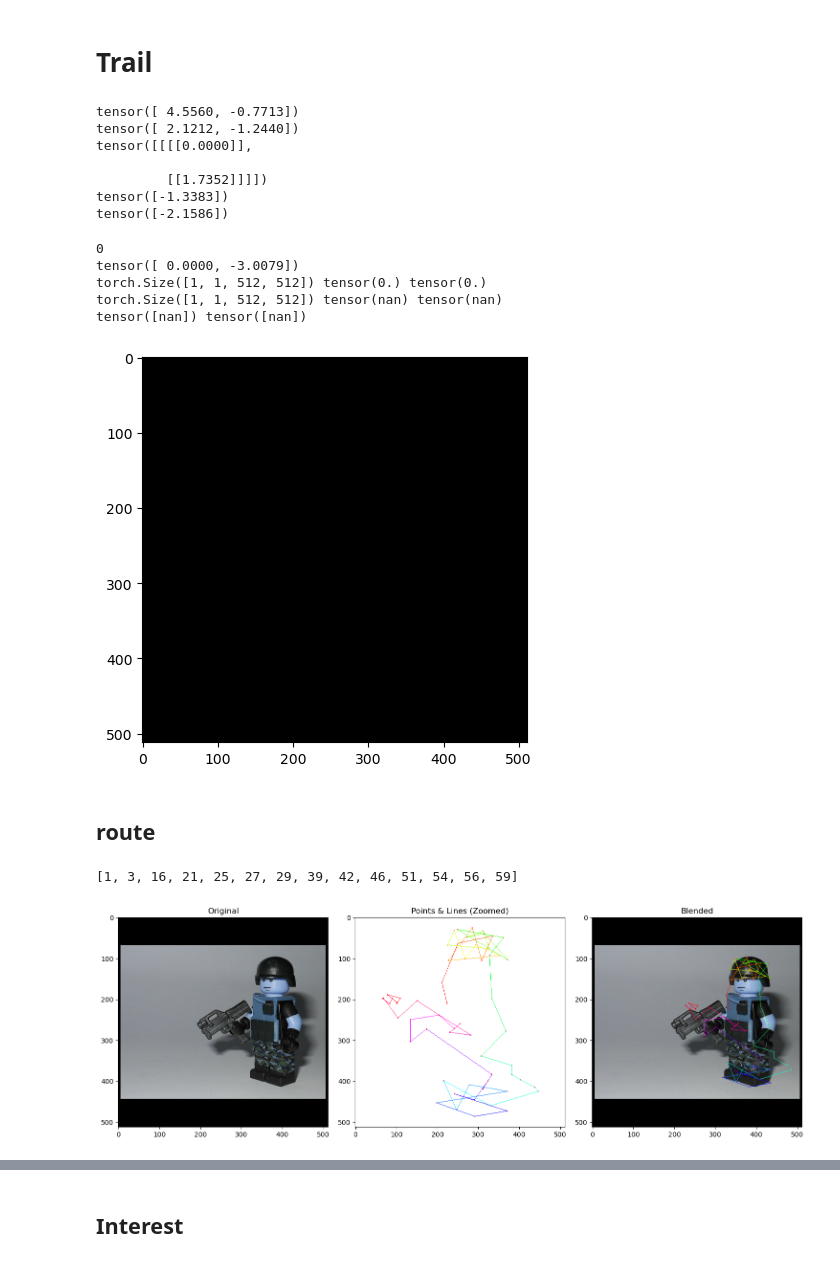
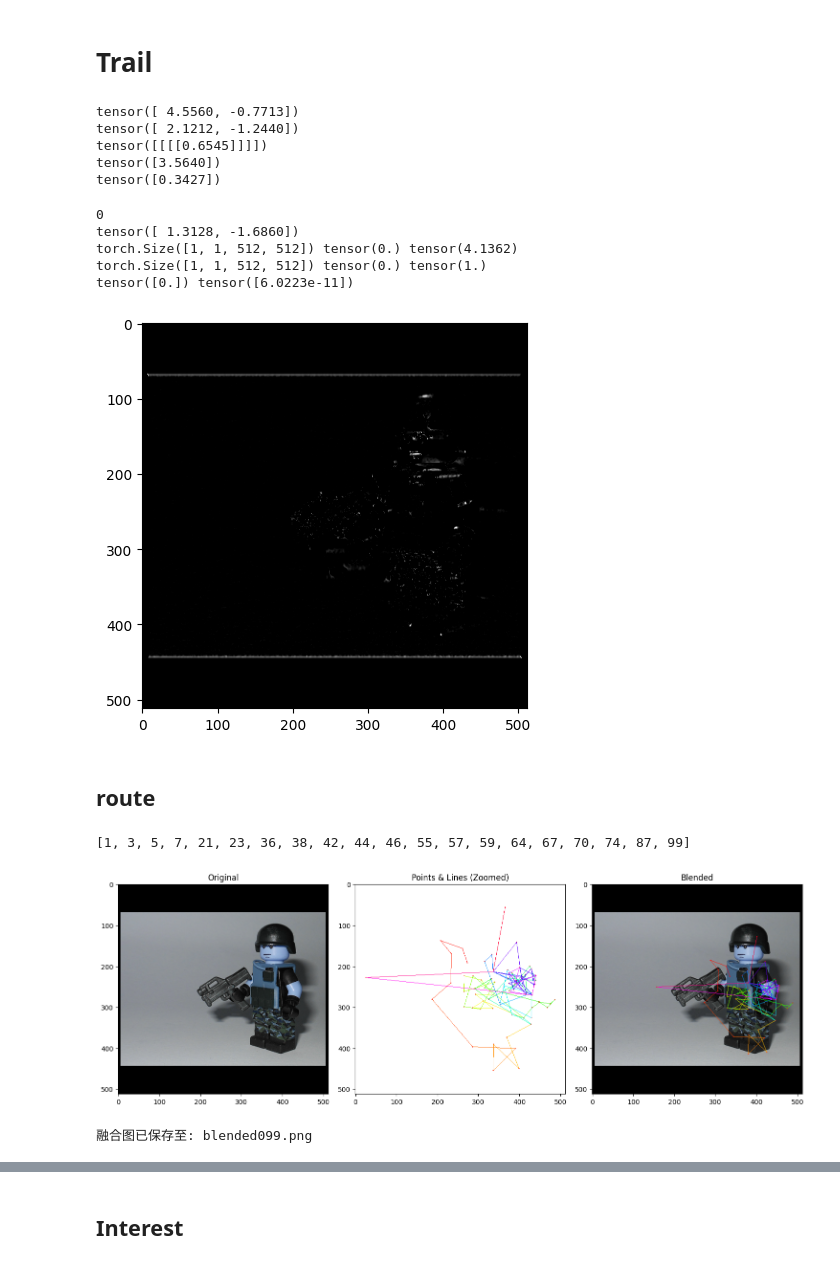
Before and after one commit to jzkaknckx/Conscious-demo, a Jupyter notebook: src/test_memorypoolForJune2.ipynb, the cells around one changed output, grey strips where cells are left out. Cells and saved outputs as stored; diff of their text form; code cells hidden in the pictures.

```diff
--- a/src/test_memorypoolForJune2.ipynb
+++ b/src/test_memorypoolForJune2.ipynb
@@ -139,10 +139,14 @@ for step in range(1, max_steps + 1):
     if prev_state != current_state and controller.semantic_mask is not None:
       print("has semantic_mask")
       print("semantic_mask ", controller.semantic_mask.max(), controller.semantic_mask.min())
+      m1 = controller.matrix1
+      test_m1.append(m1)
       semantic_mask.append(controller.semantic_mask)
       semantic_history.append(controller.semantic_history)
       step_GmemII_sepratemark.append(step)
 
+    if controller.current_interest_map is not None:
+      test_m2.append(controller.current_interest_map)
 
     '''
     if step in [7,8,9,10,11,12,13,14,15,16,17,18,19]:
@@ -217,13 +221,11 @@ print(S_m[0,:,252,354])
 # %% [output]
 tensor([ 4.5560, -0.7713])
 tensor([ 2.1212, -1.2440])
-tensor([[[[0.0000]],
-
-         [[1.7352]]]])
-tensor([-1.3383])
-tensor([-2.1586])
+tensor([[[[0.6545]]]])
+tensor([3.5640])
+tensor([0.3427])
 # %%
-nid = 1
+nid = 13
 print(gmem_i.nodes[nid].modality_id)
 print(gmem_i.nodes[nid].prototype)
 
@@ -241,37 +243,39 @@ axes.imshow(tensor_to_image_1channel(footp_nid1))
 plt.show()
 # %% [output]
 0
-tensor([ 0.0000, -3.0079])
-torch.Size([1, 1, 512, 512]) tensor(0.) tensor(0.)
-torch.Size([1, 1, 512, 512]) tensor(nan) tensor(nan)
-tensor([nan]) tensor([nan])
+tensor([ 1.3128, -1.6860])
+torch.Size([1, 1, 512, 512]) tensor(0.) tensor(4.1362)
+torch.Size([1, 1, 512, 512]) tensor(0.) tensor(1.)
+tensor([0.]) tensor([6.0223e-11])
-[figure, old version]
+[figure, new version]
 # %% [markdown]
 ## route
 # %%
 print(step_GmemII_sepratemark)
 # %% [output]
-[1, 3, 16, 21, 25, 27, 29, 39, 42, 46, 51, 54, 56, 59]
+[1, 3, 5, 7, 21, 23, 36, 38, 42, 44, 46, 55, 57, 59, 64, 67, 70, 74, 87, 99]
 # %%
-from trail.viewrouteDraw import debug_mark_advanced, debug_show
+from trail.viewrouteDraw import debug_mark_advanced, debug_show, tensor_sequence_to_gif, debug_mark_advanced_gif
 import cv2
 import matplotlib.pyplot as plt
 
 x1=0
-x2=60
+x2=99
 
 debug_mark_advanced(
     image_input=cropped,
     points=route[x1*2:x2*2],
     # points=route,
     point_size=1,
     line_thickness=1,
     draw_points=True,
     draw_lines=True,
     gradient_lines=True,
     start_hue=0.0,           # 从红色开始
     background_color=(255,255,255),  # 白色背景
+    # output_path = "blended099.png",
     display_in_notebook=True
 )
 # %% [output]
-[figure, old version]
+[figure, new version]
+融合图已保存至: blended099.png
```
Also changed, not shown: parts of 11 cells of this notebook, 32 other files.
